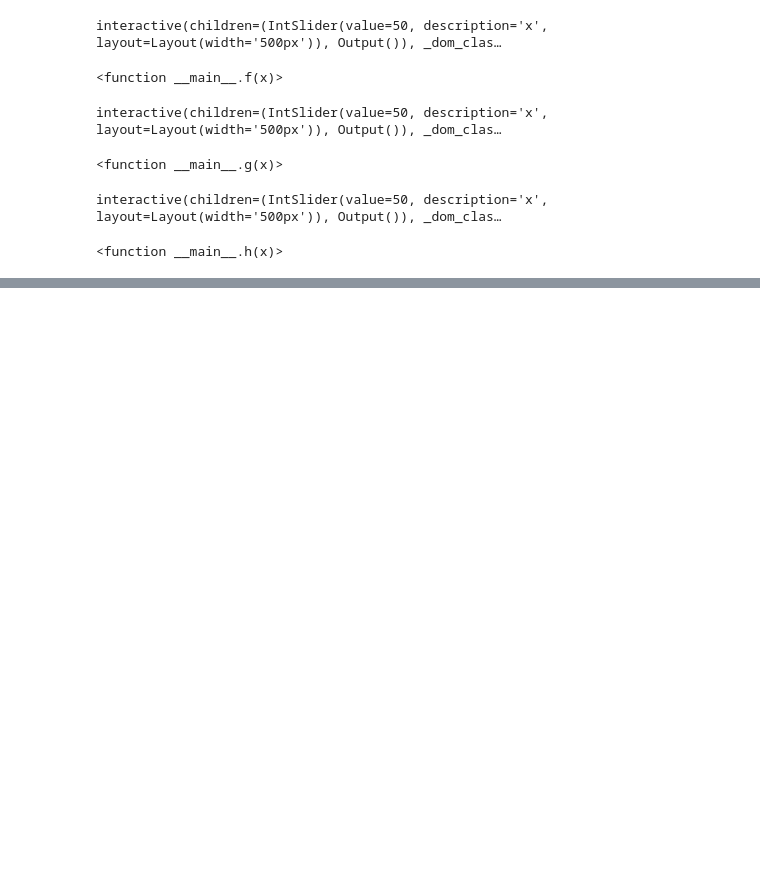
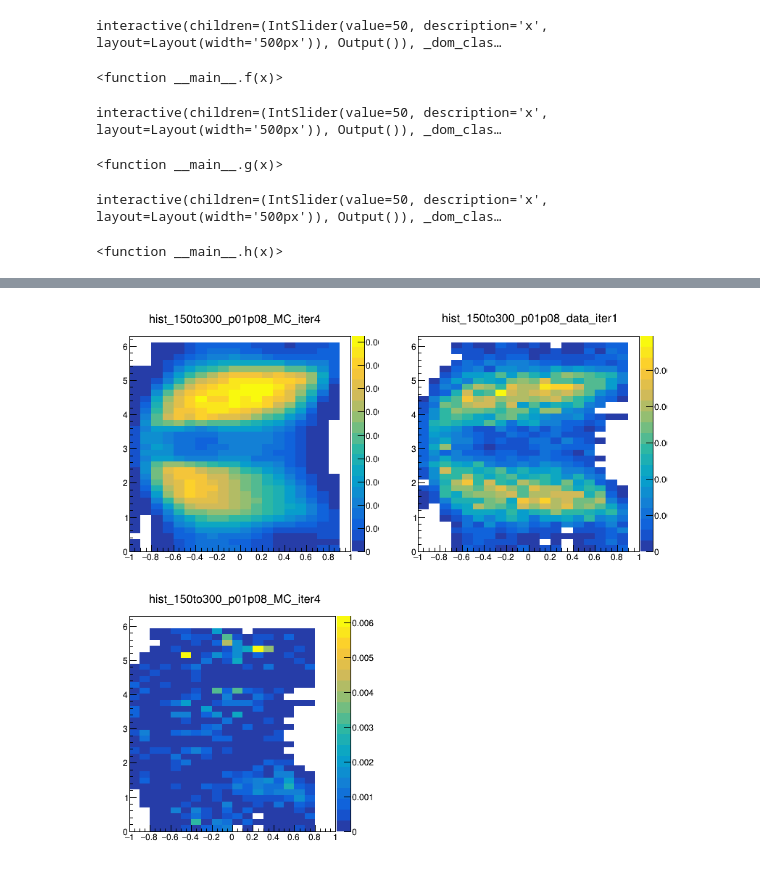
Before and after one commit to szymonharabasz/helicity, a Jupyter notebook: main.ipynb, the cells around one changed output, grey strips where cells are left out. Saved outputs shown, nothing was run; the diff lists cells and outputs as text; code cells hidden in the pictures; blank space fills up the shorter version.

```diff
--- a/main.ipynb
+++ b/main.ipynb
@@ -161,7 +161,7 @@ def constraint1(xx):
 #            yield torch.tensor([result])
 #    return torch.stack([a for a in generator(xx)])
 
-HIST_INDEX = 3
+HIST_INDEX = 5
 
 def objective(xx):
     def generator(xx):
@@ -424,0 +429,3 @@ Warning in <TCanvas::Constructor>: Deleting canvas with same name: can
+# %%
+can2, hdiff2, = plotComparison(allHistsMC[2], histsData[0][HIST_INDEX])
+# %% [output]
@@ -424,0 +433 @@ Warning in <TCanvas::Constructor>: Deleting canvas with same name: can
+[figure, added]
```
Also changed, not shown: parts of 11 cells of this notebook, 1 other file.
